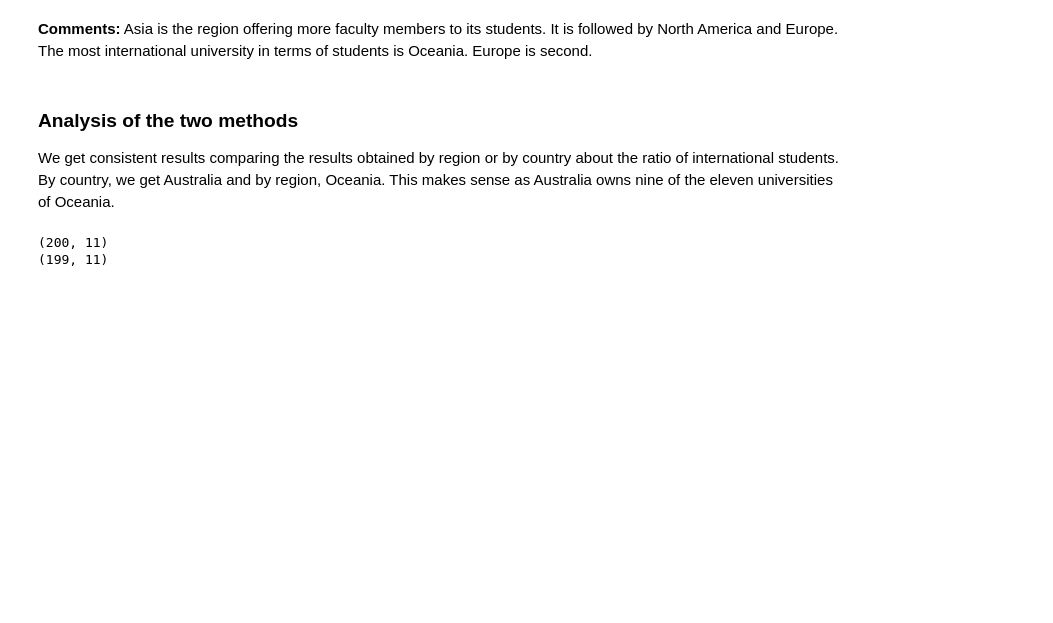
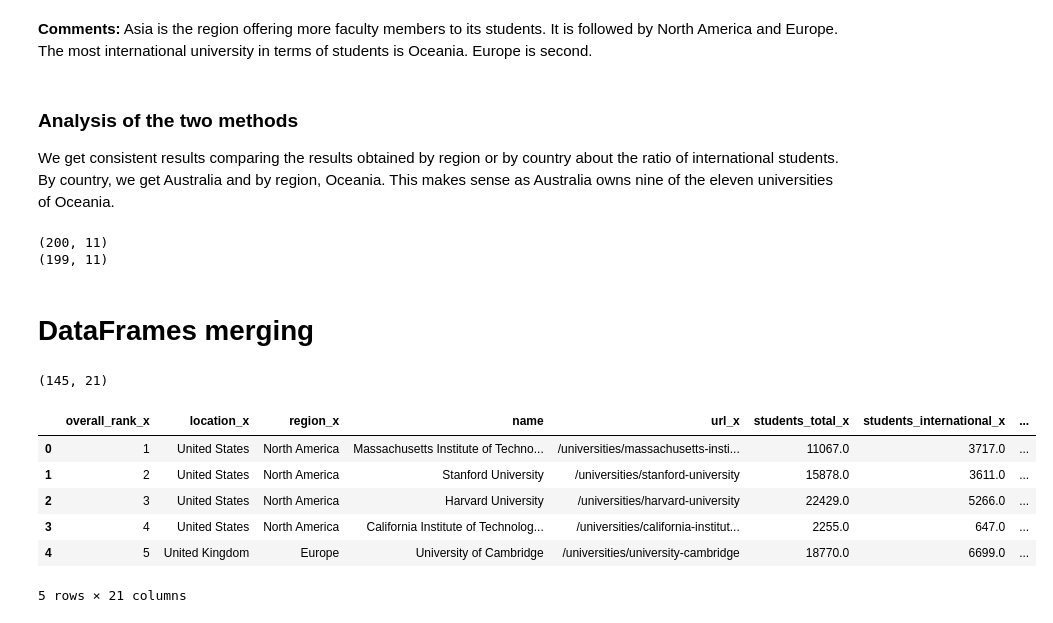
Before and after one commit to Timonzimm/CS-401, a Jupyter notebook: HW02/Homework 2.ipynb, the cells around one changed output. Cells and saved outputs as stored; diff of their text form; code cells hidden in the pictures; blank space fills up the shorter version.

Commit message:
Compute overall ranking taking into account the data from the two websites (merged dataframe)

```diff
--- a/HW02/Homework 2.ipynb
+++ b/HW02/Homework 2.ipynb
@@ -243,31 +243,43 @@ print(universities.shape)
 # %% [output]
 (200, 11)
 (199, 11)
+# %% [markdown]
+# DataFrames merging
 # %%
-# Little trying to detect same universities with different name in the two dataframe before merging
+# Try to detect same universities with different name in the two dataframe before merging
 # Using Jaccard similarity and same location rule (seems to keep matching entry)
 def t(x):
+    # Compute Jaccard score (intersection over union)
     def jaccard(a, b):
         u = set(a.split(' '))
         v = set(b.split(' '))
         return len(u.intersection(v)) / len(u.union(v))
 
     names = universities['name'].tolist()
     locations = universities['location'].tolist()
     scores = np.array([jaccard(x['name'], n) for n in names])
     m = scores.max()
     i = scores.argmax()
-    # Jaccard score for similarity and location match to filter out close name with but different location
+    # Jaccard score for similarity and location match to filter out  name with different location
     if m > 0.5 and x['location'] == locations[i] and m < 1:
         #print(x['name'], '-->', names[i], m)
         #print(x['location'], '|'  ,locations[i])
         #print('-----')
         x['name'] = names[i]
     return x
 
 uni = uni.apply(t, axis=1)
 # Keep intersection on the name column of the two datasets
-U = pd.merge(universities, uni, on='name', how='inner')
+merged = pd.merge(universities, uni, on='name', how='inner')
 
-print(U.shape)
-U.head()
+print(merged.shape)
+merged.head()
+# %% [output]
+(145, 21)
+|  | overall_rank_x | location_x | region_x | name | url_x | students_total_x | students_international_x | ... |
+| 0 | 1 | United States | North America | Massachusetts Institute of Techno... | /universities/massachusetts-insti... | 11067.0 | 3717.0 | ... |
+| 1 | 2 | United States | North America | Stanford University | /universities/stanford-university | 15878.0 | 3611.0 | ... |
+| 2 | 3 | United States | North America | Harvard University | /universities/harvard-university | 22429.0 | 5266.0 | ... |
+| 3 | 4 | United States | North America | California Institute of Technolog... | /universities/california-institut... | 2255.0 | 647.0 | ... |
+| 4 | 5 | United Kingdom | Europe | University of Cambridge | /universities/university-cambridge | 18770.0 | 6699.0 | ... |
+5 rows × 21 columns
```
Also changed, not shown: parts of 3 cells of this notebook.
